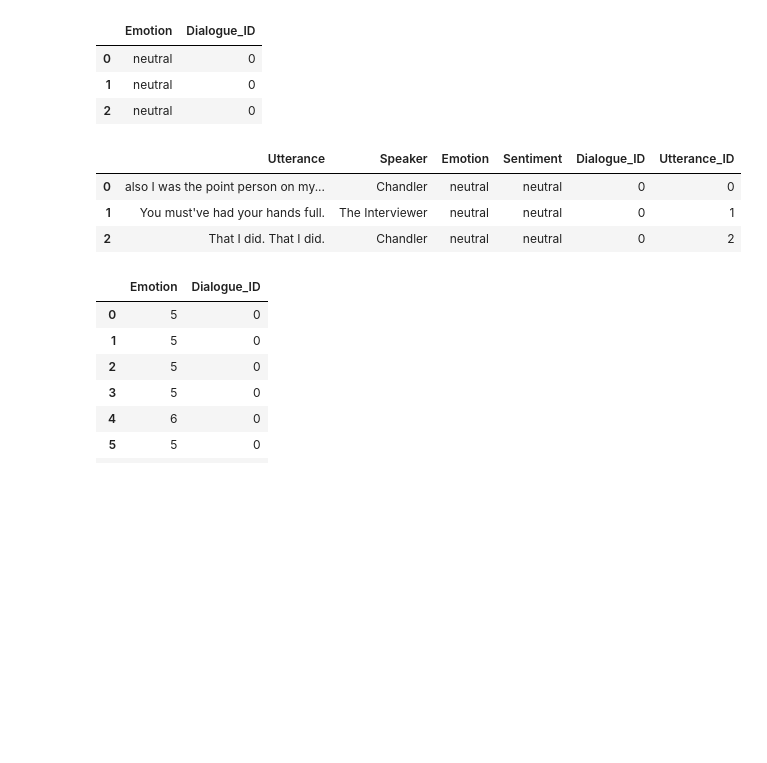
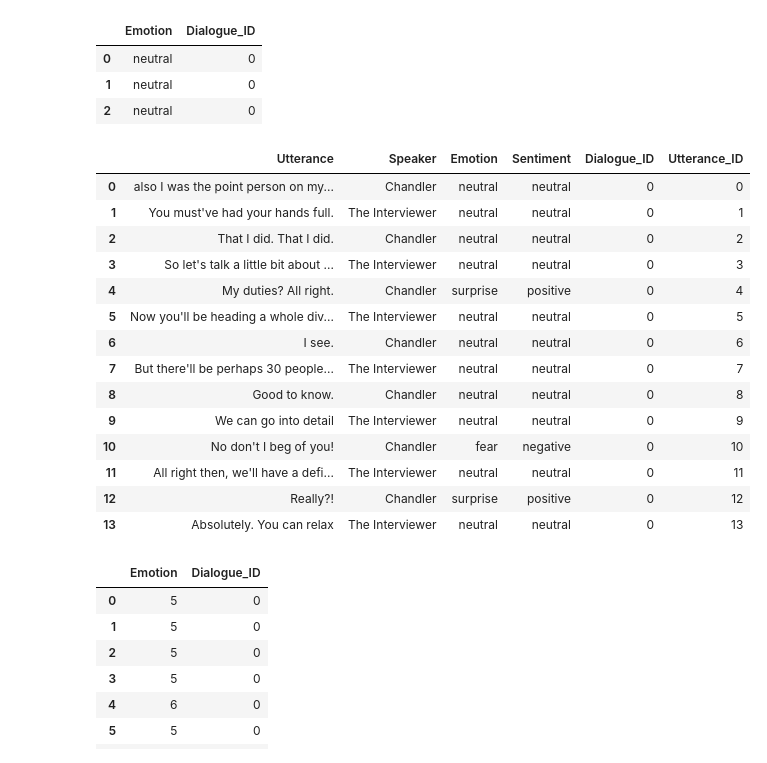
Before and after one commit to ELIJDAYO/ER_GAT, a Jupyter notebook: context_encoder.ipynb, the cells around one changed output. Saved outputs shown, nothing was run; the diff lists cells and outputs as text; code cells hidden in the pictures; blank space fills up the shorter version.

```diff
--- a/context_encoder.ipynb
+++ b/context_encoder.ipynb
@@ -227,12 +227,23 @@ y_train[:3]
 | 2 | neutral | 0 |
 # %%
 X_train["Utterance"] = X_train["Utterance"].apply(lambda x: replace_spelling(x))
-X_train[:3]
+X_train[:14]
 # %% [output]
 |  | Utterance | Speaker | Emotion | Sentiment | Dialogue_ID | Utterance_ID |
 | 0 | also I was the point person on my... | Chandler | neutral | neutral | 0 | 0 |
 | 1 | You must've had your hands full. | The Interviewer | neutral | neutral | 0 | 1 |
 | 2 | That I did. That I did. | Chandler | neutral | neutral | 0 | 2 |
+| 3 | So let's talk a little bit about ... | The Interviewer | neutral | neutral | 0 | 3 |
+| 4 | My duties? All right. | Chandler | surprise | positive | 0 | 4 |
+| 5 | Now you'll be heading a whole div... | The Interviewer | neutral | neutral | 0 | 5 |
+| 6 | I see. | Chandler | neutral | neutral | 0 | 6 |
+| 7 | But there'll be perhaps 30 people... | The Interviewer | neutral | neutral | 0 | 7 |
+| 8 | Good to know. | Chandler | neutral | neutral | 0 | 8 |
+| 9 | We can go into detail | The Interviewer | neutral | neutral | 0 | 9 |
+| 10 | No don't I beg of you! | Chandler | fear | negative | 0 | 10 |
+| 11 | All right then, we'll have a defi... | The Interviewer | neutral | neutral | 0 | 11 |
+| 12 | Really?! | Chandler | surprise | positive | 0 | 12 |
+| 13 | Absolutely. You can relax | The Interviewer | neutral | neutral | 0 | 13 |
 # %%
 checkFile1 = os.path.isfile("data/dump/label_encoder.pkl")
 checkFile2 = os.path.isfile("data/dump/label_decoder.pkl")
```
Also changed, not shown: parts of 2 cells of this notebook, 1 other file.
